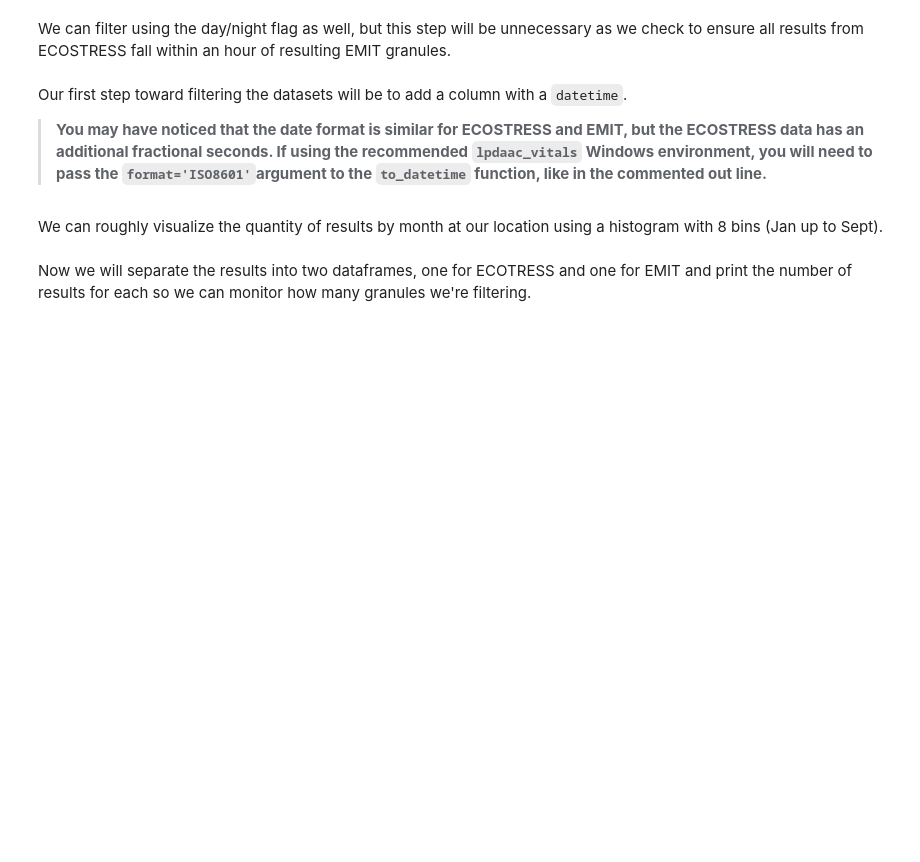
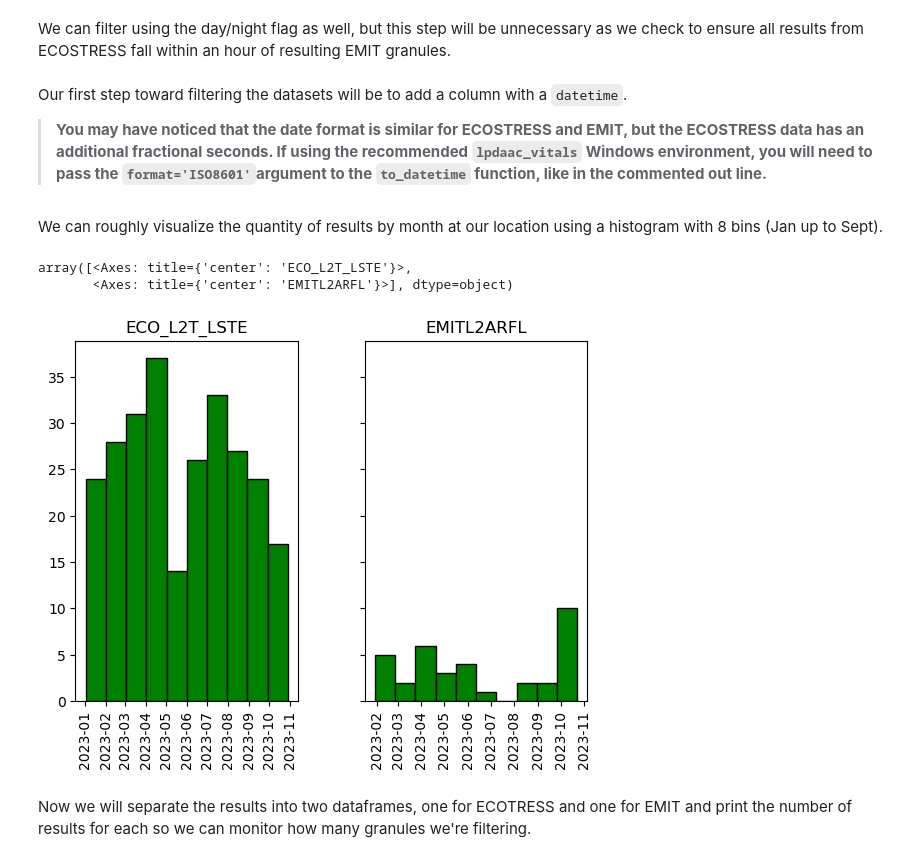
Before and after one commit to nasa/VITALS, a Jupyter notebook: python/01_Finding_Concurrent_Data.ipynb, the cells around one changed output. Drawn from its saved outputs; the diff is of its cells as text; code cells hidden in the pictures; blank space fills up the shorter version.

```diff
--- a/python/01_Finding_Concurrent_Data.ipynb
+++ b/python/01_Finding_Concurrent_Data.ipynb
@@ -283,7 +348,11 @@ gdf['datetime_obj'] = pd.to_datetime(gdf['start_datetime']) # 2i2c
 # %% [markdown]
 We can roughly visualize the quantity of results by month at our location using a histogram with 8 bins (Jan up to Sept).
 # %%
-gdf.hist(column='datetime_obj', by='shortname', bins=9, color='green', edgecolor='black', linewidth=1, sharey=True)
+gdf.hist(column='datetime_obj', by='shortname', bins=10, color='green', edgecolor='black', linewidth=1, sharey=True)
+# %% [output]
+array([<Axes: title={'center': 'ECO_L2T_LSTE'}>,
+       <Axes: title={'center': 'EMITL2ARFL'}>], dtype=object)
+[figure, added]
 # %% [markdown]
 Now we will separate the results into two dataframes, one for ECOTRESS and one for EMIT and print the number of results for each so we can monitor how many granules we're filtering.
 # %%
```
Also changed, not shown: parts of 26 cells of this notebook, 2 other files.
